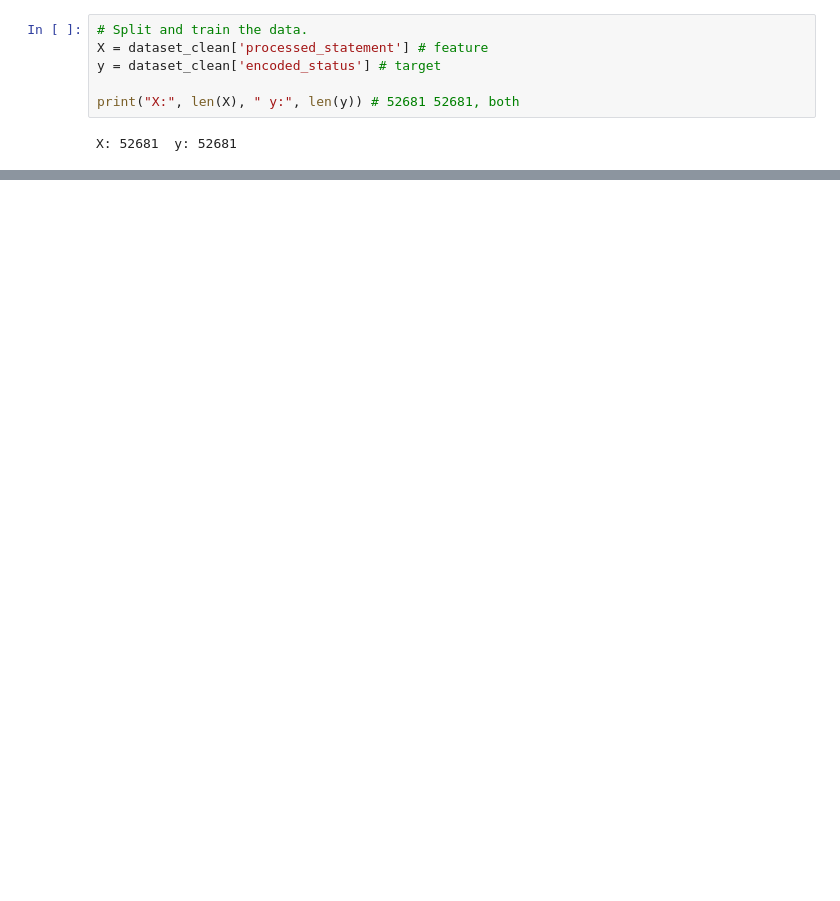
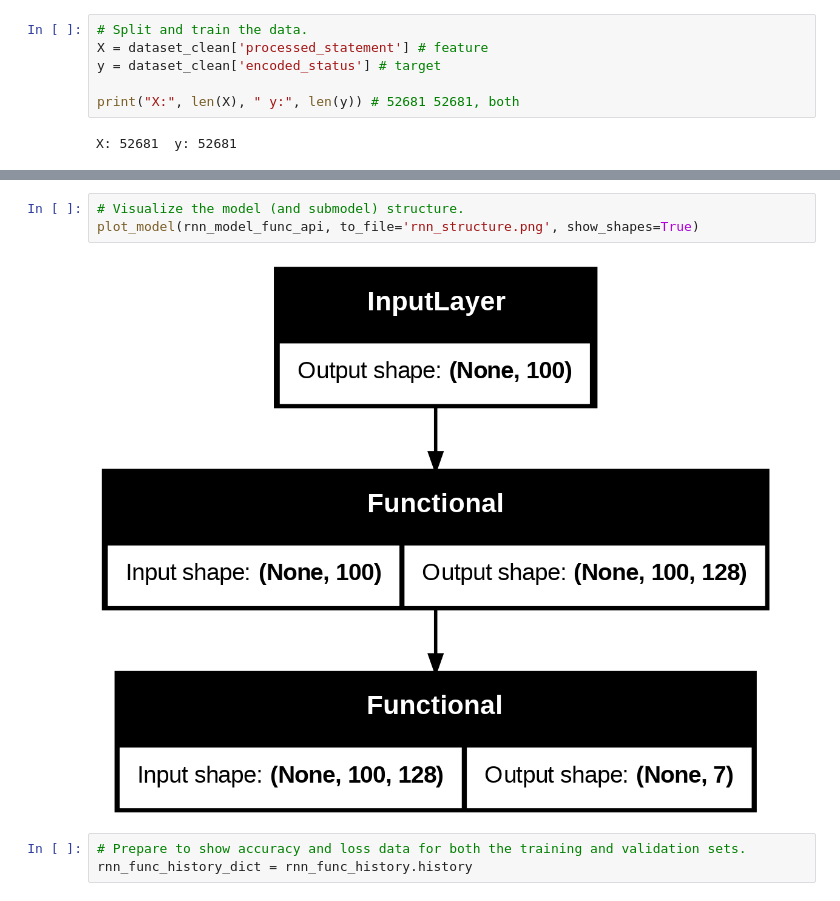
Before and after one commit to a-r97/final_project, a Jupyter notebook: final_project_v3.ipynb, the cells around one changed output, grey strips where cells are left out. Cells and saved outputs as stored; diff of their text form; blank space fills up the shorter version.

```diff
--- a/final_project_v3.ipynb
+++ b/final_project_v3.ipynb
@@ -919,0 +556,8 @@ plt.show()
+# %%
+# Visualize the model (and submodel) structure.
+plot_model(rnn_model_func_api, to_file='rnn_structure.png', show_shapes=True)
+# %% [output]
+[figure, added]
+# %%
+# Prepare to show accuracy and loss data for both the training and validation sets.
+rnn_func_history_dict = rnn_func_history.history
```
Also changed, not shown: parts of 58 cells of this notebook.
